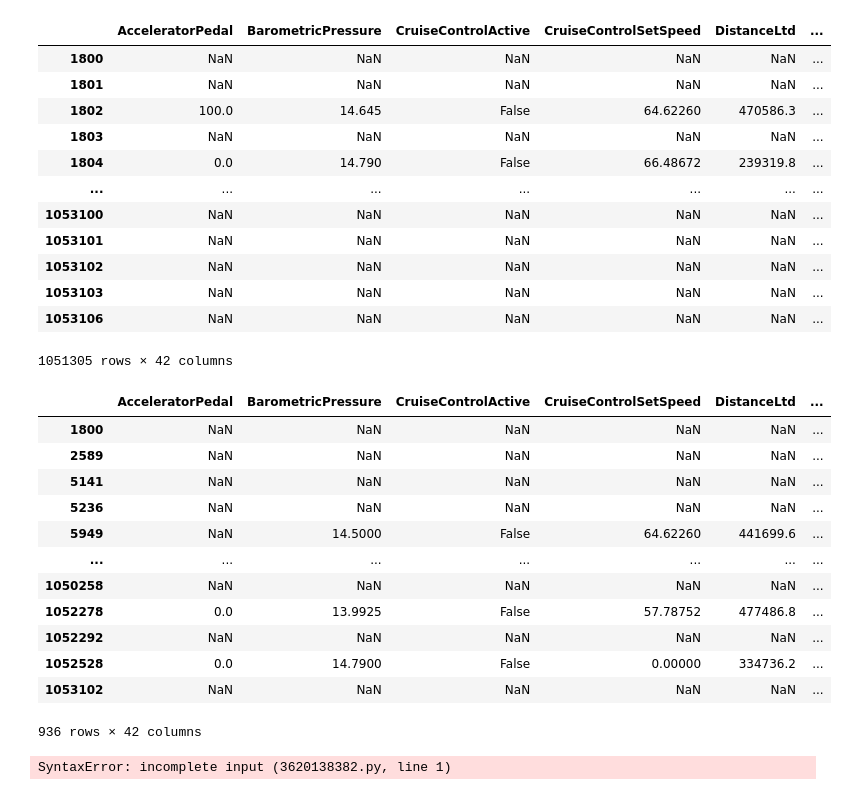
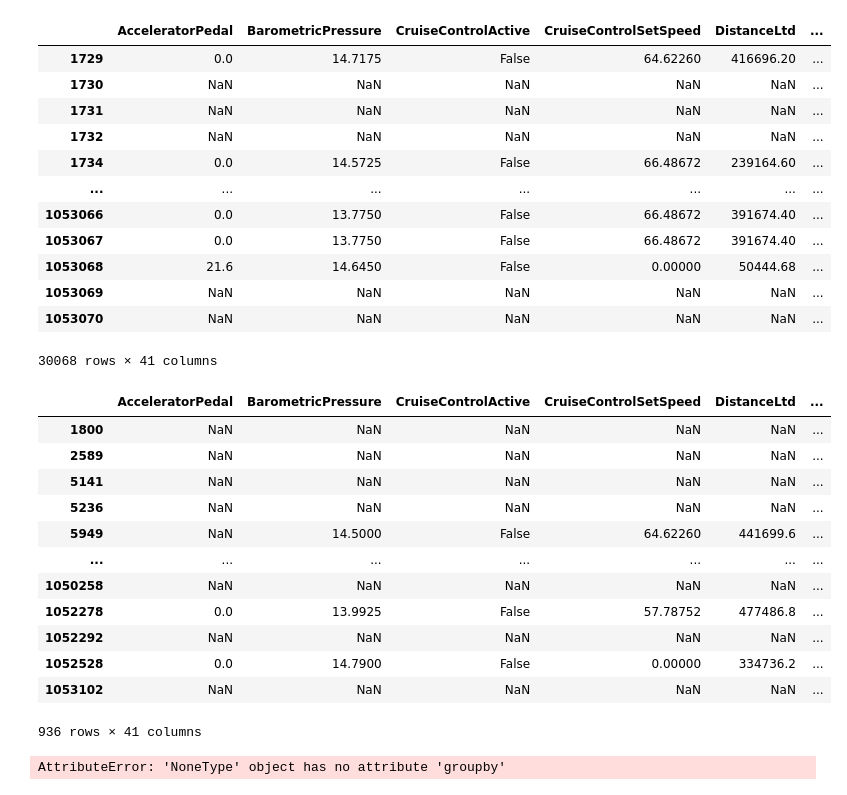
Before and after one commit to nss-data-science-cohort-8/nss-data-science-cohort-8-classroom-big-g-big-g, a Jupyter notebook: notebooks/big_rigs_data_clean.ipynb, the cells around one changed output. Saved outputs shown, nothing was run; the diff lists cells and outputs as text; code cells hidden in the pictures.

Commit message:
Fixed target variable to where True is returned for all dates within 3 and 2 hours from an 5246 spn. 04/28

```diff
--- a/notebooks/big_rigs_data_clean.ipynb
+++ b/notebooks/big_rigs_data_clean.ipynb
@@ -162,0 +89,13 @@ result = get_datetimes_between_indices(start_times, end_times, data, 'EventTimeS
+# %%
+event_series = []
+idx = 0
+
+for idx in range(len(start_times)):
+    event = data.loc[data['EventTimeStamp'].between(start_times.iloc[idx], end_times.iloc[idx])]['EventTimeStamp']
+    idx = idx + 1
+    event_series.append(event)
+# %%
+series = pd.Series(event_series)
+series = series.apply(pd.Series)
+series = series.stack()
+series = series.reset_index(drop=True)
@@ -163,21 +117,21 @@ result = get_datetimes_between_indices(start_times, end_times, data, 'EventTimeS
 # %%
-data['target'] = data['EventTimeStamp'].isin(result)
+data['target'] = data['EventTimeStamp'].isin(series)
-# %%
-data.loc[data['target'] == True]
-# %% [output]
-|  | AcceleratorPedal | BarometricPressure | CruiseControlActive | CruiseControlSetSpeed | DistanceLtd | ... |
-| 1800 | NaN | NaN | NaN | NaN | NaN | ... |
-| 1801 | NaN | NaN | NaN | NaN | NaN | ... |
-| 1802 | 100.0 | 14.645 | False | 64.62260 | 470586.3 | ... |
-| 1803 | NaN | NaN | NaN | NaN | NaN | ... |
-| 1804 | 0.0 | 14.790 | False | 66.48672 | 239319.8 | ... |
-| ... | ... | ... | ... | ... | ... | ... |
-| 1053100 | NaN | NaN | NaN | NaN | NaN | ... |
-| 1053101 | NaN | NaN | NaN | NaN | NaN | ... |
-| 1053102 | NaN | NaN | NaN | NaN | NaN | ... |
-| 1053103 | NaN | NaN | NaN | NaN | NaN | ... |
-| 1053106 | NaN | NaN | NaN | NaN | NaN | ... |
-1051305 rows × 42 columns
+# %%
+data.loc[data['target']]
+# %% [output]
+|  | AcceleratorPedal | BarometricPressure | CruiseControlActive | CruiseControlSetSpeed | DistanceLtd | ... |
+| 1729 | 0.0 | 14.7175 | False | 64.62260 | 416696.20 | ... |
+| 1730 | NaN | NaN | NaN | NaN | NaN | ... |
+| 1731 | NaN | NaN | NaN | NaN | NaN | ... |
+| 1732 | NaN | NaN | NaN | NaN | NaN | ... |
+| 1734 | 0.0 | 14.5725 | False | 66.48672 | 239164.60 | ... |
+| ... | ... | ... | ... | ... | ... | ... |
+| 1053066 | 0.0 | 13.7750 | False | 66.48672 | 391674.40 | ... |
+| 1053067 | 0.0 | 13.7750 | False | 66.48672 | 391674.40 | ... |
+| 1053068 | 21.6 | 14.6450 | False | 0.00000 | 50444.68 | ... |
+| 1053069 | NaN | NaN | NaN | NaN | NaN | ... |
+| 1053070 | NaN | NaN | NaN | NaN | NaN | ... |
+30068 rows × 41 columns
 # %%
 data.loc[data['spn'] == 5246]
 # %% [output]
@@ -193,8 +147,6 @@ data.loc[data['spn'] == 5246]
 | 1052292 | NaN | NaN | NaN | NaN | NaN | ... |
 | 1052528 | 0.0 | 14.7900 | False | 0.00000 | 334736.2 | ... |
 | 1053102 | NaN | NaN | NaN | NaN | NaN | ... |
-936 rows × 42 columns
+936 rows × 41 columns
 # %%
-data_csv = pd.to_csv(
+data.to_csv('../data/data_clean.csv')
-# %% [output]
-SyntaxError: incomplete input (3620138382.py, line 1)
@@ -200,0 +155,4 @@ SyntaxError: incomplete input (3620138382.py, line 1)
+# %%
+data_clean.groupby('EquipmentID')['target']
+# %% [output]
+AttributeError: 'NoneType' object has no attribute 'groupby'
```
Also changed, not shown: parts of 12 cells of this notebook.
